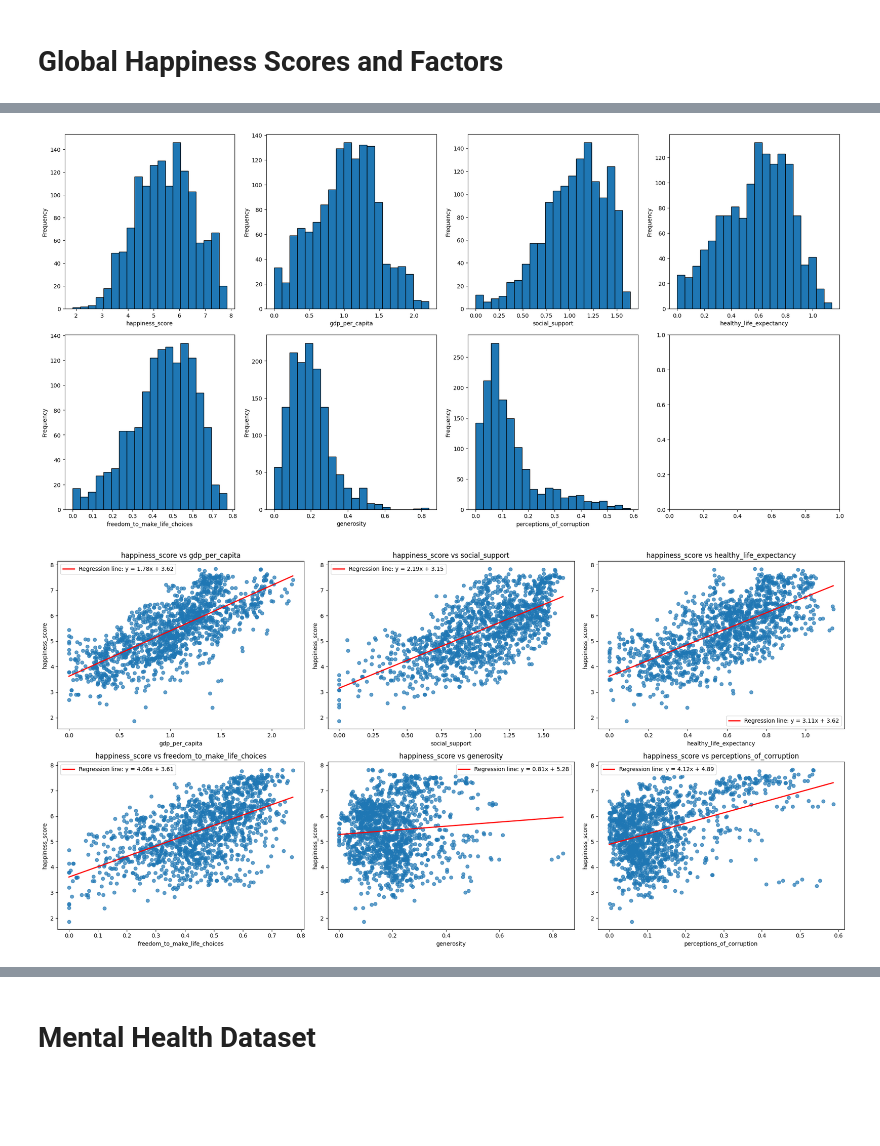
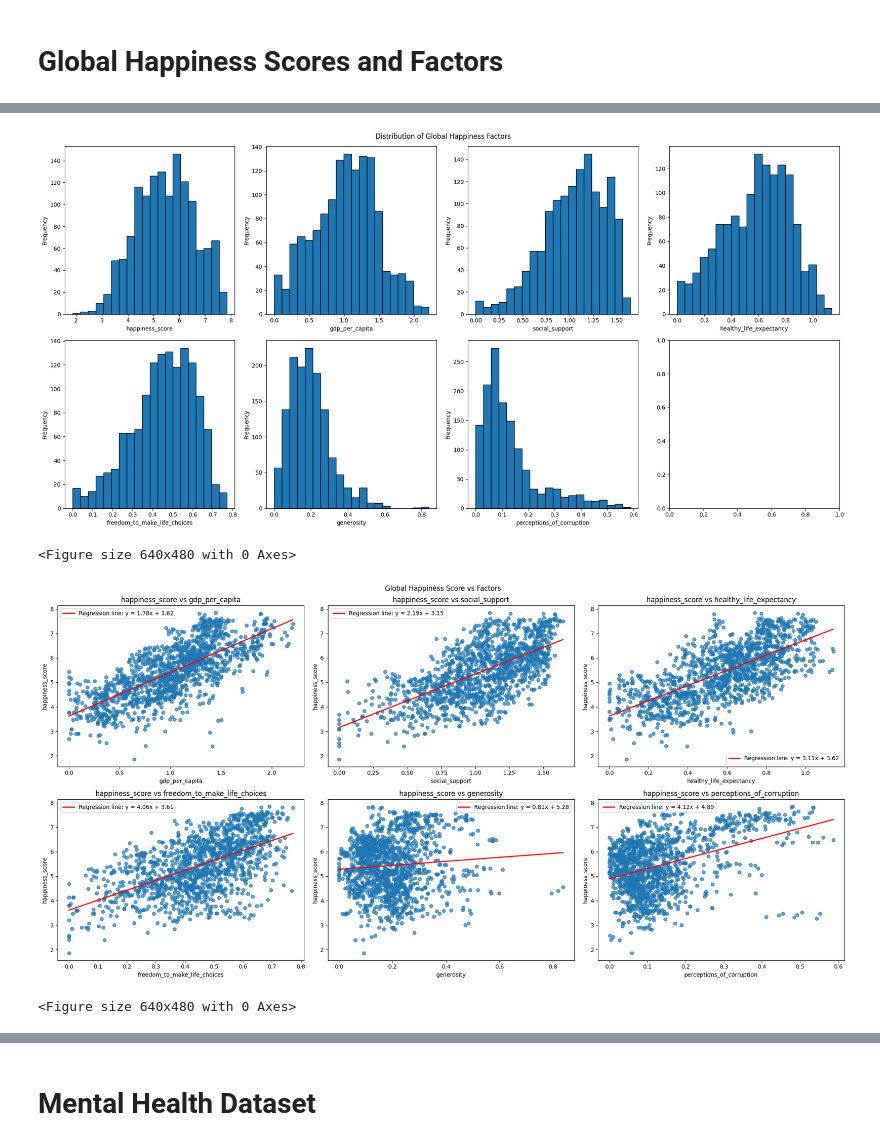
Before and after one commit to com-480-data-visualization/com-480-project-daz, a Jupyter notebook: milestone1/dataviz.ipynb, the cells around one changed output, grey strips where cells are left out. Cells and saved outputs as stored; diff of their text form; code cells hidden in the pictures; blank space fills up the shorter version.

Commit message:
add figures saving and figures

```diff
--- a/milestone1/dataviz.ipynb
+++ b/milestone1/dataviz.ipynb
@@ -178,7 +180,7 @@ numeric_columns = [
 ]
 fig, axes = plt.subplots(nrows=2, ncols=4, figsize=(20, 10))
 axes = axes.flatten()
-
+fig.suptitle("Distribution of Global Happiness Factors")
 for i, col in enumerate(numeric_columns):
     if col!="Year":
         axes[i].hist(global_happiness_df[col].dropna(), bins=20, edgecolor='black')
@@ -186,41 +188,45 @@ for i, col in enumerate(numeric_columns):
         axes[i].set_ylabel("Frequency")
 plt.tight_layout()
 plt.show()
+plt.savefig("figures/happiness_factors_distribution.png")
 # %% [output]
-[figure, old version]
+[figure, new version]
+<Figure size 640x480 with 0 Axes>
 # %%
 factors = [
     "gdp_per_capita", "social_support", "healthy_life_expectancy",
     "freedom_to_make_life_choices", "generosity", "perceptions_of_corruption"
 ]
 
 fig, axes = plt.subplots(nrows=2, ncols=3, figsize=(20, 10))
 axes = axes.flatten()
-
+fig.suptitle("Global Happiness Score vs Factors")
 for i, factor in enumerate(factors):
     x = global_happiness_df[factor]
     y = global_happiness_df["happiness_score"]
     mask = x.notna() & y.notna()
     x_clean = x[mask]
     y_clean = y[mask]
 
     axes[i].scatter(x_clean, y_clean, alpha=0.7)
 
     # Compute regression line
     m, b = np.polyfit(x_clean, y_clean, 1)
     x_vals = np.linspace(x_clean.min(), x_clean.max(), 100)
     y_vals = m * x_vals + b
     axes[i].plot(x_vals, y_vals, color='red', lw=2, label=f'Regression line: y = {m:.2f}x + {b:.2f}')
 
     axes[i].set_xlabel(factor)
     axes[i].set_ylabel("happiness_score")
     axes[i].set_title(f"happiness_score vs {factor}")
     axes[i].legend()
 
 plt.tight_layout()
 plt.show()
+plt.savefig("figures/happiness_score_vs_factors.png")
 # %% [output]
-[figure, old version]
+[figure, new version]
+<Figure size 640x480 with 0 Axes>
 # %%
 plt.figure(figsize=(10, 6))
 gh_by_year = global_happiness_df.groupby("Year")["happiness_score"].mean()
```
Also changed, not shown: parts of 20 cells of this notebook, 27 other files.
